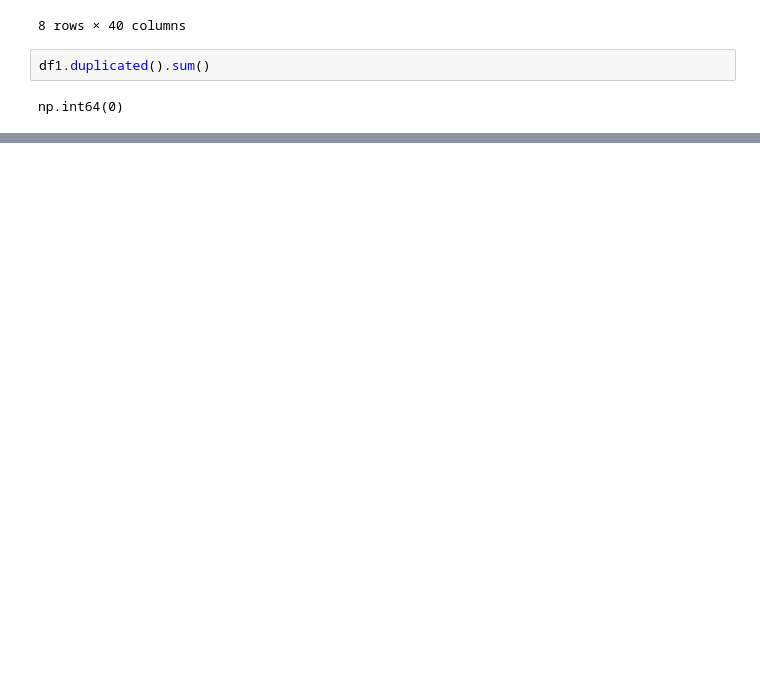
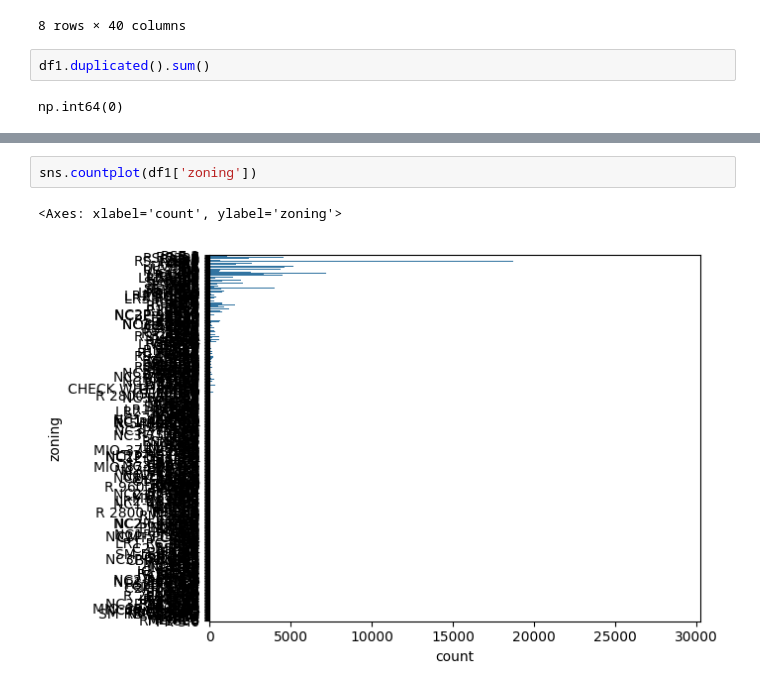
Before and after one commit to Shally-1997/project_house_prediction, a Jupyter notebook: HousePrice.ipynb, the cells around one changed output, grey strips where cells are left out. Cells and saved outputs as stored; diff of their text form; blank space fills up the shorter version.

```diff
--- a/HousePrice.ipynb
+++ b/HousePrice.ipynb
@@ -117,0 +208,5 @@ ValueError: could not convert string to float: '2014-11-15'
+# %%
+sns.countplot(df1['zoning'])
+# %% [output]
+<Axes: xlabel='count', ylabel='zoning'>
+[figure, added]
```
Also changed, not shown: parts of 18 cells of this notebook.
